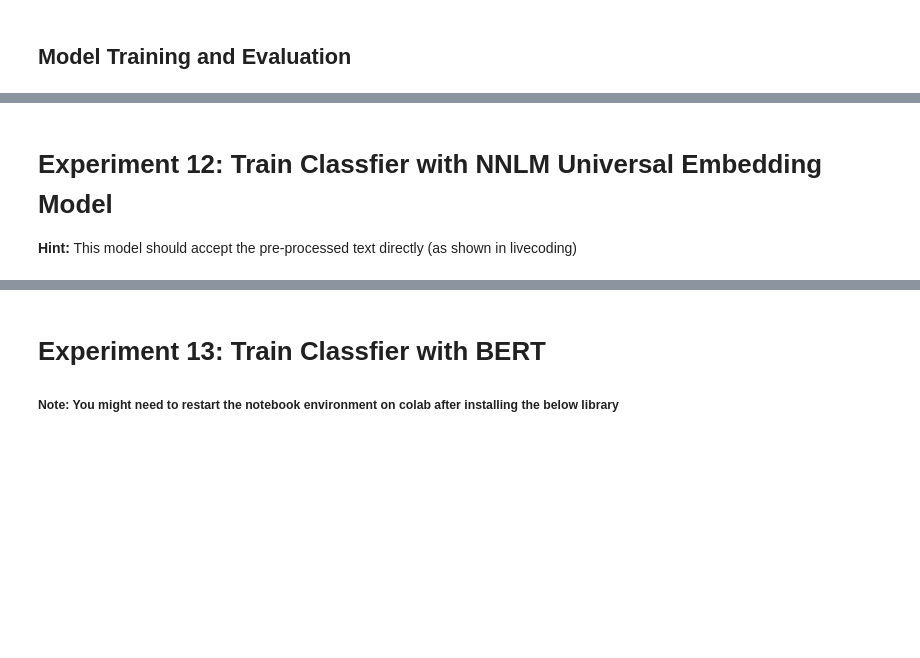
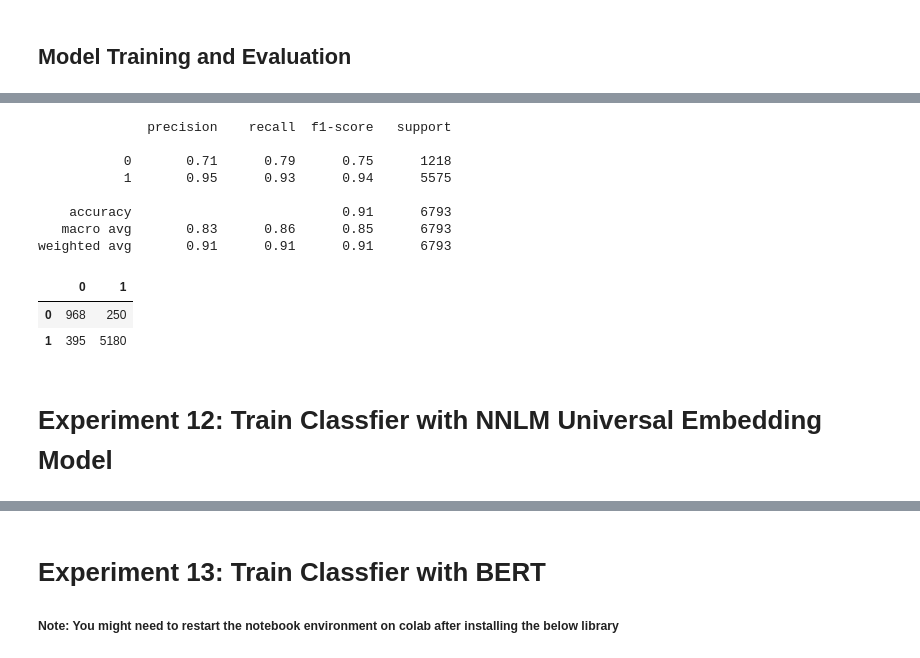
Before and after one commit to wanaguirre/Predicting-E-Commerce-Product-Recommendations-from-Reviews-NLP, a Jupyter notebook: Notebooks/Sentiment-Analysis.ipynb, the cells around one changed output, grey strips where cells are left out. Drawn from its saved outputs; the diff is of its cells as text; code cells hidden in the pictures; blank space fills up the shorter version.

```diff
--- a/Notebooks/Sentiment-Analysis.ipynb
+++ b/Notebooks/Sentiment-Analysis.ipynb
@@ -646,7 +990,7 @@ model.summary()
 # %%
 # Fit the model
 es = tf.keras.callbacks.EarlyStopping(monitor='val_loss',
-                                      patience=2,
+                                      patience=5,
                                       restore_best_weights=True,
                                       verbose=1)
 
@@ -660,12 +1019,22 @@ model.fit(train_seqs, y_train,
 # %%
-predictions = model.predict_classes(test_seqs).ravel()
+predictions = (model.predict(test_seqs) > 0.5).astype("int")
 
 print(classification_report(y_test, predictions))
 pd.DataFrame(confusion_matrix(y_test, predictions))
+# %% [output]
+              precision    recall  f1-score   support
+
+           0       0.71      0.79      0.75      1218
+           1       0.95      0.93      0.94      5575
+
+    accuracy                           0.91      6793
+   macro avg       0.83      0.86      0.85      6793
+weighted avg       0.91      0.91      0.91      6793
+|  | 0 | 1 |
+| 0 | 968 | 250 |
+| 1 | 395 | 5180 |
 # %% [markdown]
 # Experiment 12: Train Classfier with NNLM Universal Embedding Model
-
-__Hint:__ This model should accept the pre-processed text directly (as shown in livecoding)
 # %%
 model = "https://tfhub.dev/google/tf2-preview/nnlm-en-dim128/1"
 hub_layer = hub.KerasLayer(model, output_shape=[128], input_shape=[],
```
Also changed, not shown: parts of 68 cells of this notebook.
